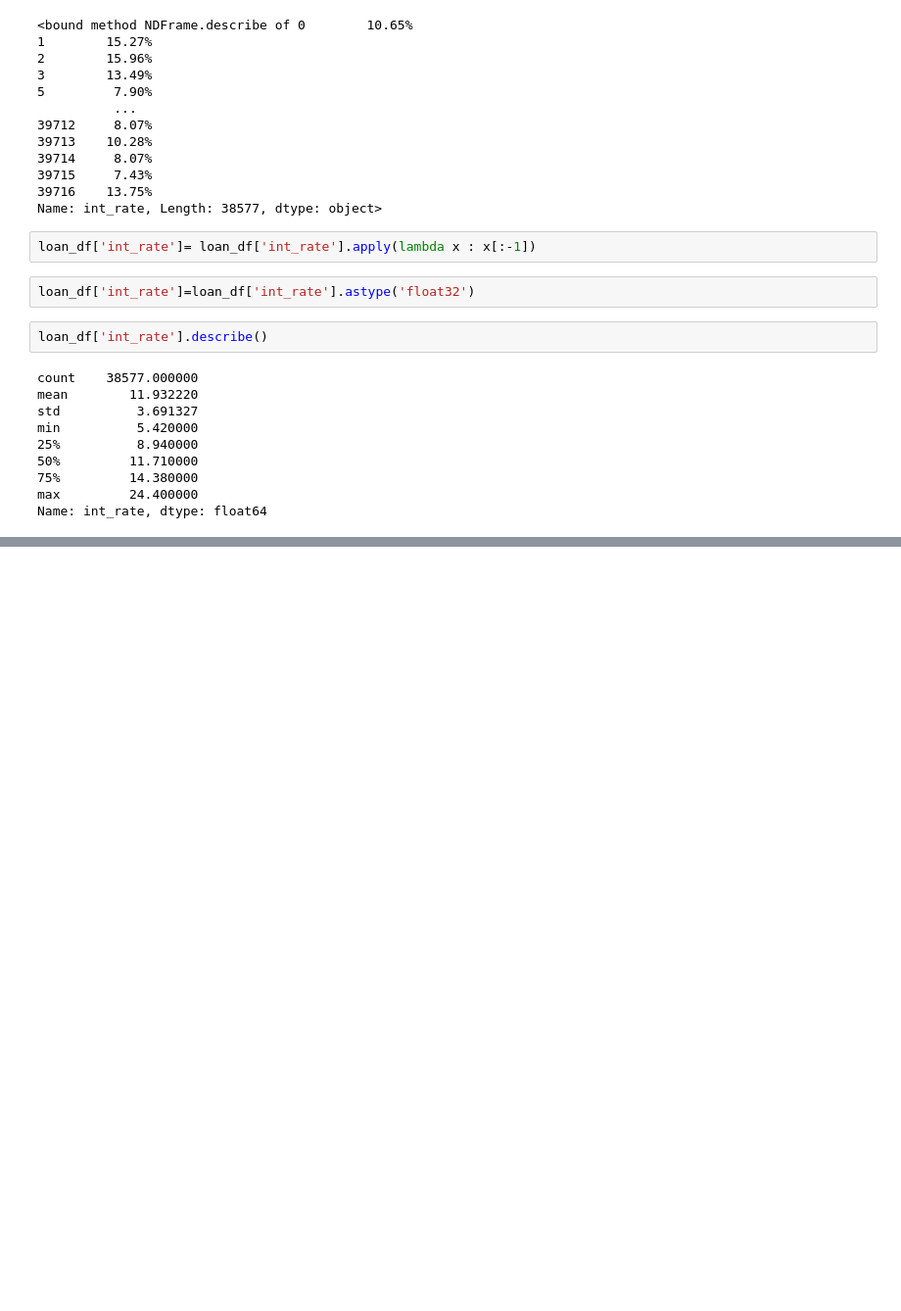
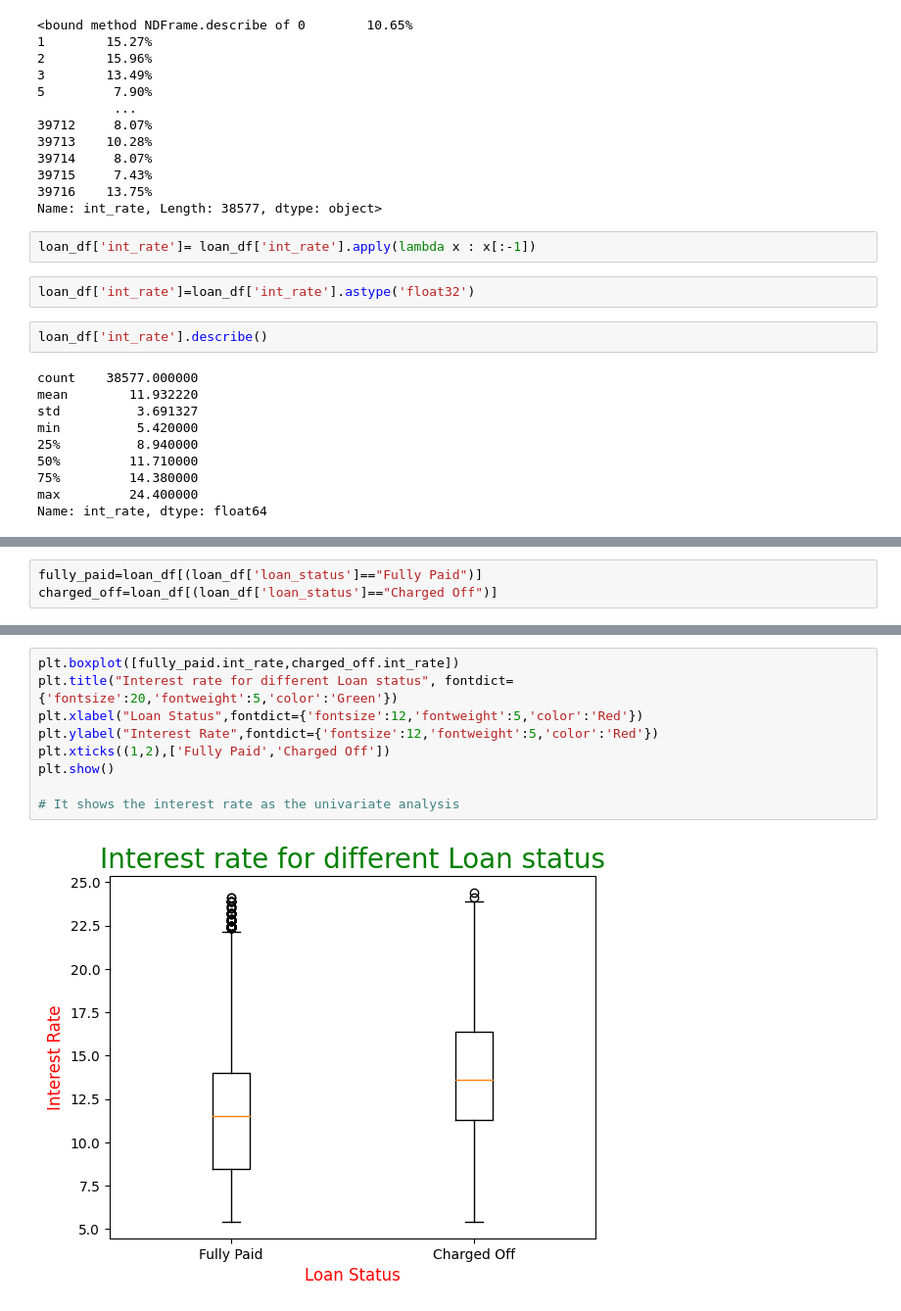
Before and after one commit to neetika01/LendingClubCaseStudy, a Jupyter notebook: Neetika_agarwal.ipynb, the cells around one changed output, grey strips where cells are left out. Shown at 98% size. Cells and saved outputs as stored; diff of their text form; blank space fills up the shorter version.

```diff
--- a/Neetika_agarwal.ipynb
+++ b/Neetika_agarwal.ipynb
@@ -492,0 +502,3 @@ G5                   10         19
+# %%
+fully_paid=loan_df[(loan_df['loan_status']=="Fully Paid")]
+charged_off=loan_df[(loan_df['loan_status']=="Charged Off")]
@@ -492,0 +529,11 @@ G5                   10         19
+# %%
+plt.boxplot([fully_paid.int_rate,charged_off.int_rate])
+plt.title("Interest rate for different Loan status", fontdict={'fontsize':20,'fontweight':5,'color':'Green'})
+plt.xlabel("Loan Status",fontdict={'fontsize':12,'fontweight':5,'color':'Red'})
+plt.ylabel("Interest Rate",fontdict={'fontsize':12,'fontweight':5,'color':'Red'})
+plt.xticks((1,2),['Fully Paid','Charged Off'])
+plt.show()
+
+# It shows the interest rate as the univariate analysis
+# %% [output]
+[figure, added]
```
Also changed, not shown: parts of 13 cells of this notebook, 2 other files.
